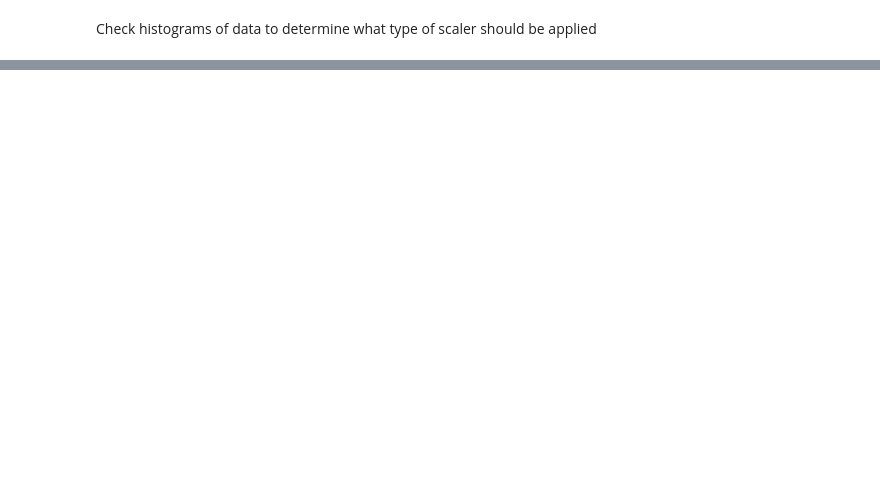
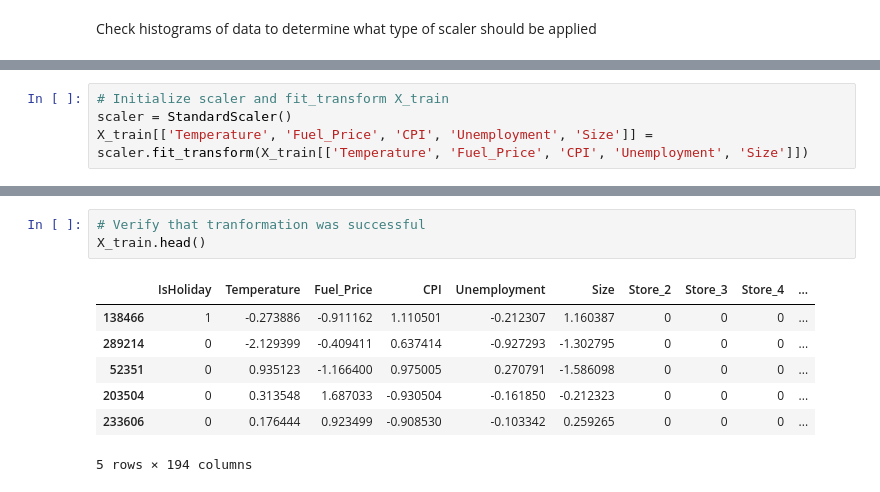
Before and after one commit to Dylan-C-Neal/capstone1-retail_forecasting, a Jupyter notebook: notebooks/C1S3-Pre-processing.ipynb, the cells around one changed output, grey strips where cells are left out. Cells and saved outputs as stored; diff of their text form; blank space fills up the shorter version.

```diff
--- a/notebooks/C1S3-Pre-processing.ipynb
+++ b/notebooks/C1S3-Pre-processing.ipynb
@@ -125,0 +143,4 @@ _ = df[['Weekly_Sales','Temperature','Fuel_Price','CPI', 'Unemployment', 'Size']
+# %%
+# Initialize scaler and fit_transform X_train
+scaler = StandardScaler()
+X_train[['Temperature', 'Fuel_Price', 'CPI', 'Unemployment', 'Size']] = scaler.fit_transform(X_train[['Temperature', 'Fuel_Price', 'CPI', 'Unemployment', 'Size']])
@@ -125,0 +158,11 @@ _ = df[['Weekly_Sales','Temperature','Fuel_Price','CPI', 'Unemployment', 'Size']
+# %%
+# Verify that tranformation was successful
+X_train.head()
+# %% [output]
+|  | IsHoliday | Temperature | Fuel_Price | CPI | Unemployment | Size | Store_2 | Store_3 | Store_4 | ... |
+| 138466 | 1 | -0.273886 | -0.911162 | 1.110501 | -0.212307 | 1.160387 | 0 | 0 | 0 | ... |
+| 289214 | 0 | -2.129399 | -0.409411 | 0.637414 | -0.927293 | -1.302795 | 0 | 0 | 0 | ... |
+| 52351 | 0 | 0.935123 | -1.166400 | 0.975005 | 0.270791 | -1.586098 | 0 | 0 | 0 | ... |
+| 203504 | 0 | 0.313548 | 1.687033 | -0.930504 | -0.161850 | -0.212323 | 0 | 0 | 0 | ... |
+| 233606 | 0 | 0.176444 | 0.923499 | -0.908530 | -0.103342 | 0.259265 | 0 | 0 | 0 | ... |
+5 rows × 194 columns
```
Also changed, not shown: parts of 11 cells of this notebook.
